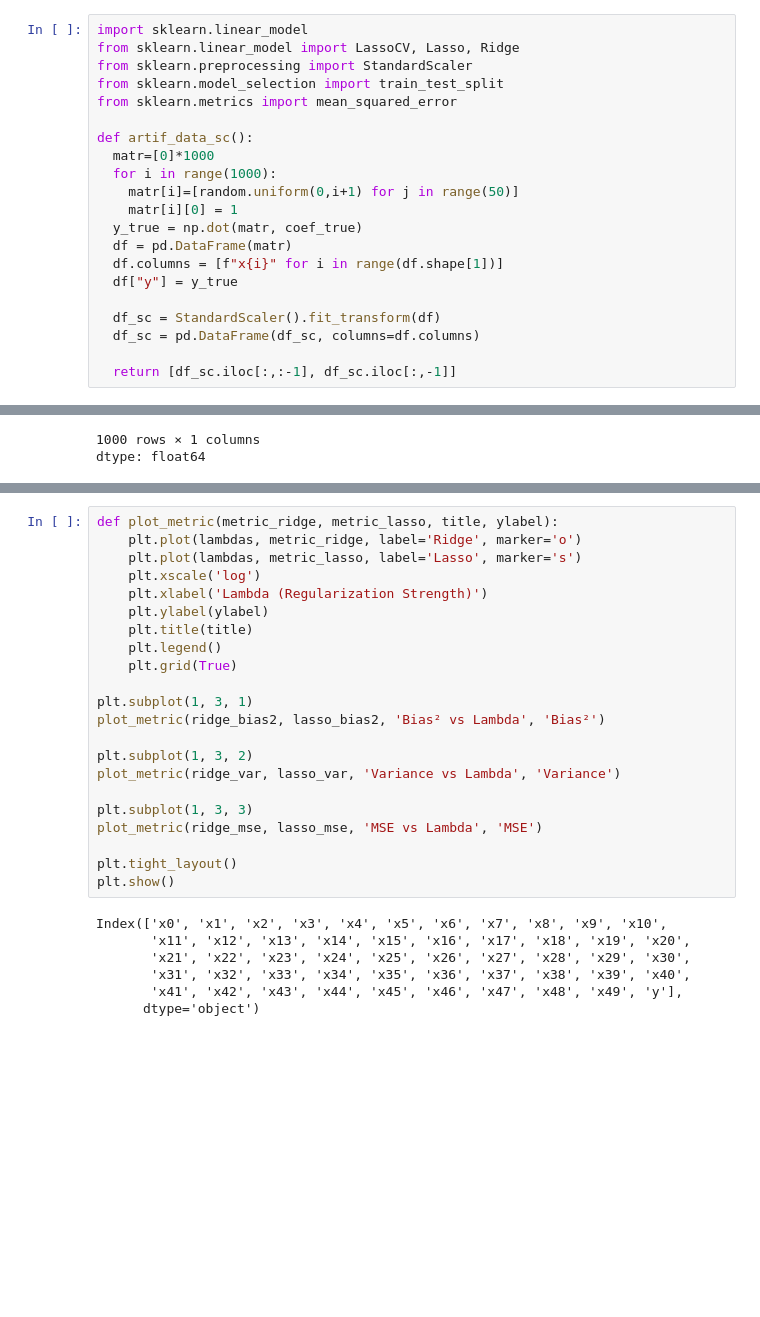
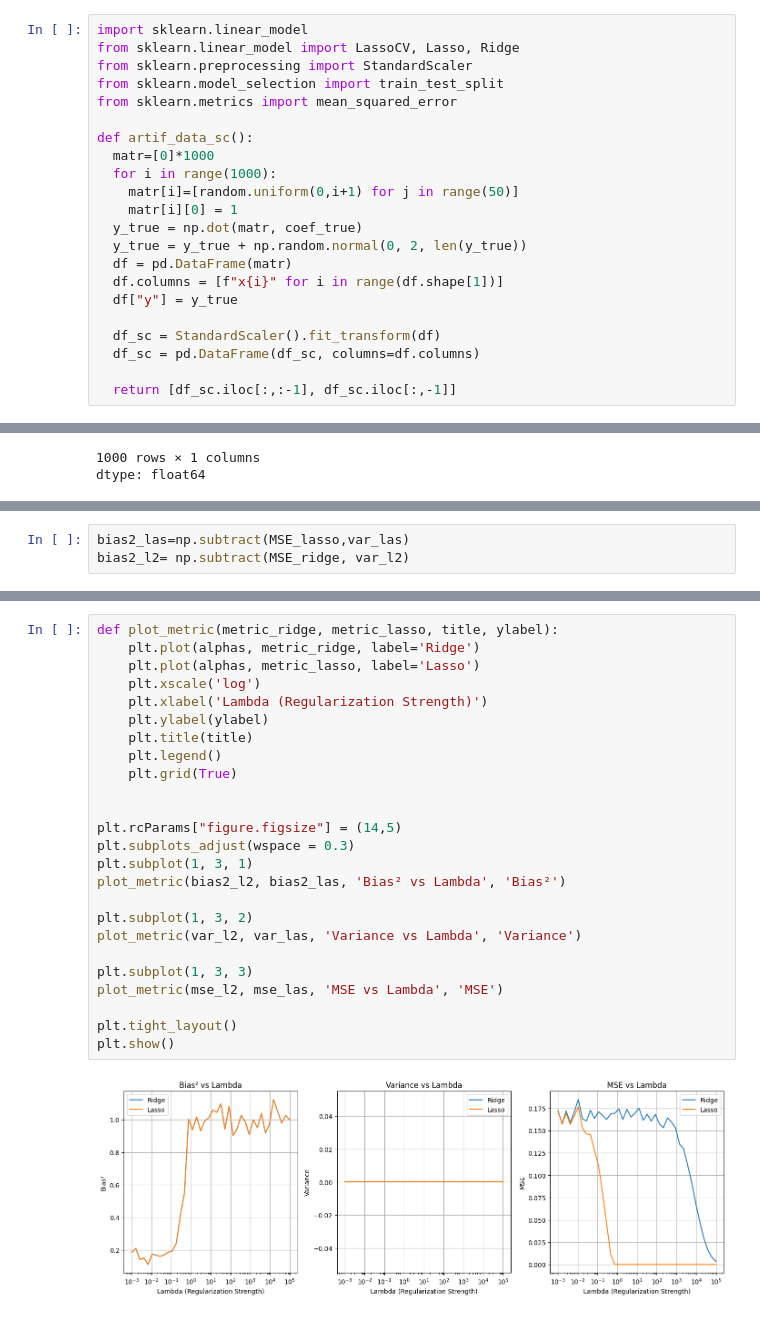
Before and after one commit to kaluznys/uczenie_maszynowe_UW, a Jupyter notebook: pd4_um_uw.ipynb, the cells around one changed output, grey strips where cells are left out. Cells and saved outputs as stored; diff of their text form; blank space fills up the shorter version.

```diff
--- a/pd4_um_uw.ipynb
+++ b/pd4_um_uw.ipynb
@@ -85,6 +87,7 @@ def artif_data_sc():
     matr[i]=[random.uniform(0,i+1) for j in range(50)]
     matr[i][0] = 1
   y_true = np.dot(matr, coef_true)
+  y_true = y_true + np.random.normal(0, 2, len(y_true))
   df = pd.DataFrame(matr)
   df.columns = [f"x{i}" for i in range(df.shape[1])]
   df["y"] = y_true
@@ -149,0 +175,3 @@ for j in range(len(alphas)):
+# %%
+bias2_las=np.subtract(MSE_lasso,var_las)
+bias2_l2= np.subtract(MSE_ridge, var_l2)
@@ -150,29 +182,27 @@ for j in range(len(alphas)):
 # %%
 def plot_metric(metric_ridge, metric_lasso, title, ylabel):
-    plt.plot(lambdas, metric_ridge, label='Ridge', marker='o')
-    plt.plot(lambdas, metric_lasso, label='Lasso', marker='s')
+    plt.plot(alphas, metric_ridge, label='Ridge')
+    plt.plot(alphas, metric_lasso, label='Lasso')
     plt.xscale('log')
     plt.xlabel('Lambda (Regularization Strength)')
     plt.ylabel(ylabel)
     plt.title(title)
     plt.legend()
     plt.grid(True)
 
+
+plt.rcParams["figure.figsize"] = (14,5)
+plt.subplots_adjust(wspace = 0.3)
 plt.subplot(1, 3, 1)
-plot_metric(ridge_bias2, lasso_bias2, 'Bias² vs Lambda', 'Bias²')
+plot_metric(bias2_l2, bias2_las, 'Bias² vs Lambda', 'Bias²')
 
 plt.subplot(1, 3, 2)
-plot_metric(ridge_var, lasso_var, 'Variance vs Lambda', 'Variance')
+plot_metric(var_l2, var_las, 'Variance vs Lambda', 'Variance')
 
 plt.subplot(1, 3, 3)
-plot_metric(ridge_mse, lasso_mse, 'MSE vs Lambda', 'MSE')
+plot_metric(mse_l2, mse_las, 'MSE vs Lambda', 'MSE')
 
 plt.tight_layout()
 plt.show()
 # %% [output]
-Index(['x0', 'x1', 'x2', 'x3', 'x4', 'x5', 'x6', 'x7', 'x8', 'x9', 'x10',
-       'x11', 'x12', 'x13', 'x14', 'x15', 'x16', 'x17', 'x18', 'x19', 'x20',
-       'x21', 'x22', 'x23', 'x24', 'x25', 'x26', 'x27', 'x28', 'x29', 'x30',
-       'x31', 'x32', 'x33', 'x34', 'x35', 'x36', 'x37', 'x38', 'x39', 'x40',
-       'x41', 'x42', 'x43', 'x44', 'x45', 'x46', 'x47', 'x48', 'x49', 'y'],
-      dtype='object')
+[figure, added]
```
Also changed, not shown: parts of 3 cells of this notebook.
